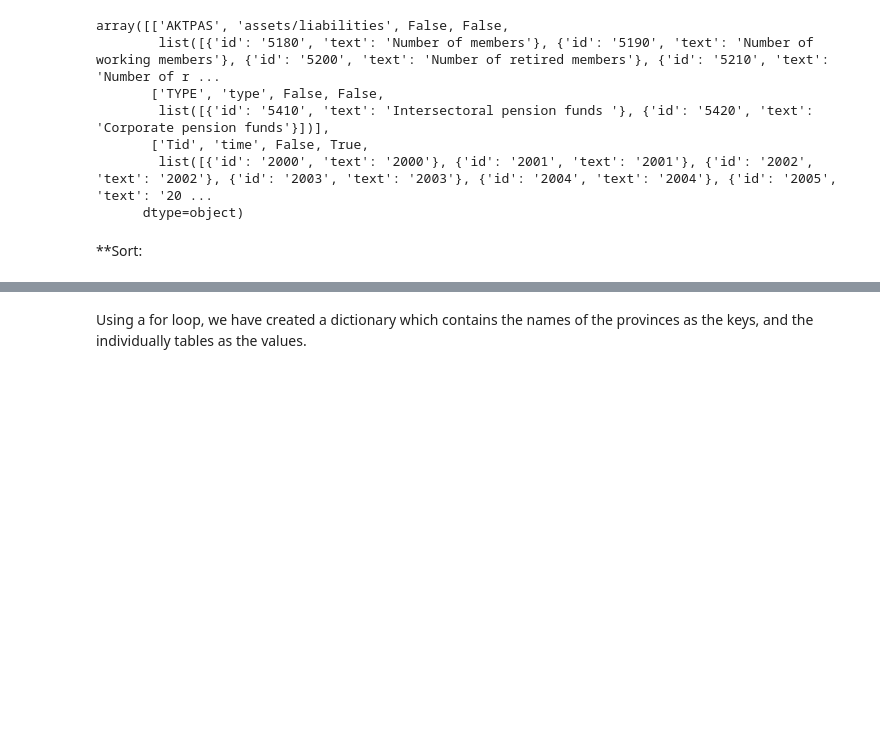
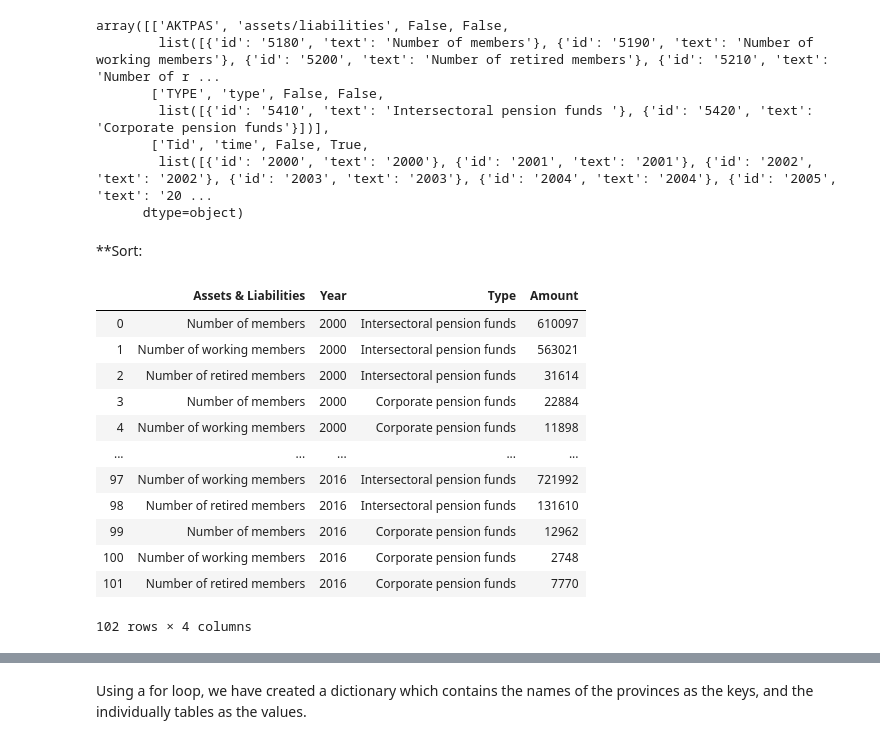
Before and after one commit to kzm266/projects-2020-group-60, a Jupyter notebook: dataproject/dataproject.ipynb, the cells around one changed output, grey strips where cells are left out. Saved outputs shown, nothing was run; the diff lists cells and outputs as text; code cells hidden in the pictures; blank space fills up the shorter version.

```diff
--- a/dataproject/dataproject.ipynb
+++ b/dataproject/dataproject.ipynb
@@ -55,3 +59,19 @@ array([['AKTPAS', 'assets/liabilities', False, False,
       dtype=object)
 # %% [markdown]
 **Sort:
+# %%
+dp.Data
+# %% [output]
+|  | Assets & Liabilities | Year | Type | Amount |
+| 0 | Number of members | 2000 | Intersectoral pension funds | 610097 |
+| 1 | Number of working members | 2000 | Intersectoral pension funds | 563021 |
+| 2 | Number of retired members | 2000 | Intersectoral pension funds | 31614 |
+| 3 | Number of members | 2000 | Corporate pension funds | 22884 |
+| 4 | Number of working members | 2000 | Corporate pension funds | 11898 |
+| ... | ... | ... | ... | ... |
+| 97 | Number of working members | 2016 | Intersectoral pension funds | 721992 |
+| 98 | Number of retired members | 2016 | Intersectoral pension funds | 131610 |
+| 99 | Number of members | 2016 | Corporate pension funds | 12962 |
+| 100 | Number of working members | 2016 | Corporate pension funds | 2748 |
+| 101 | Number of retired members | 2016 | Corporate pension funds | 7770 |
+102 rows × 4 columns
```
Also changed, not shown: parts of 11 cells of this notebook, 2 other files.
